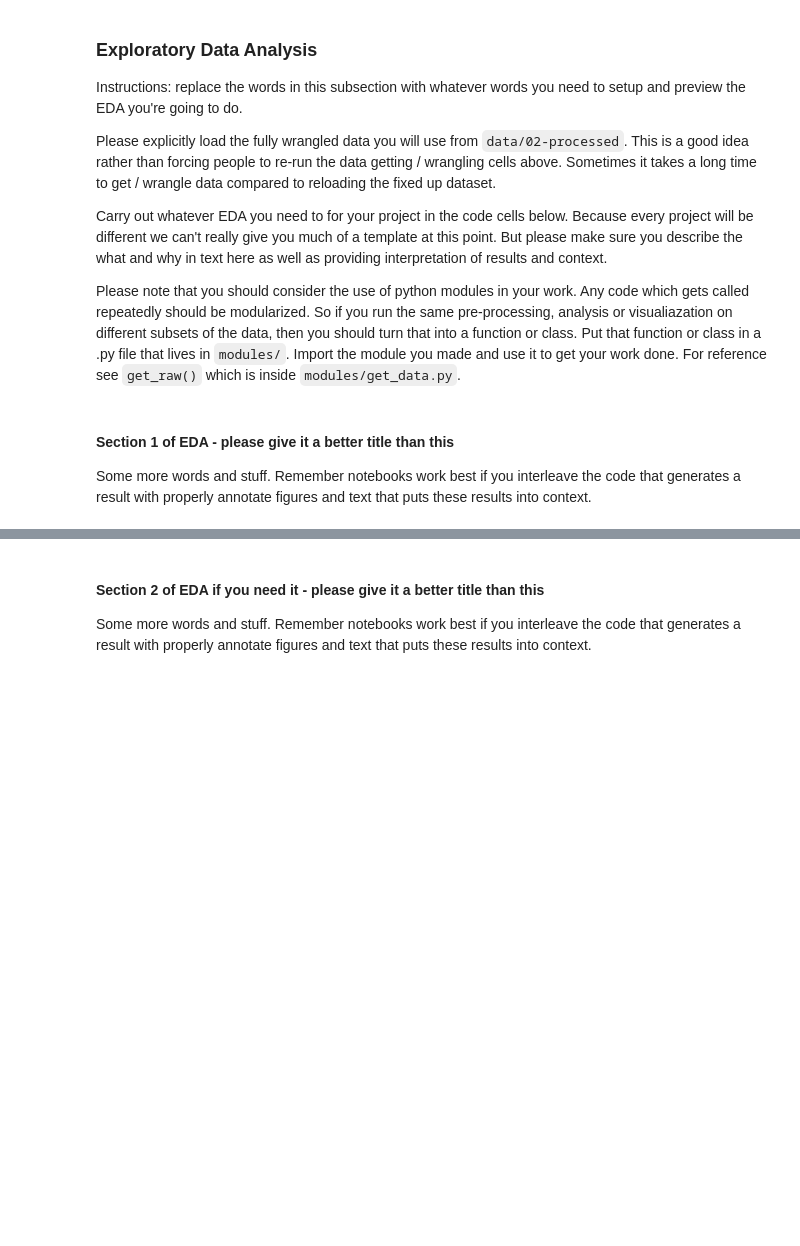
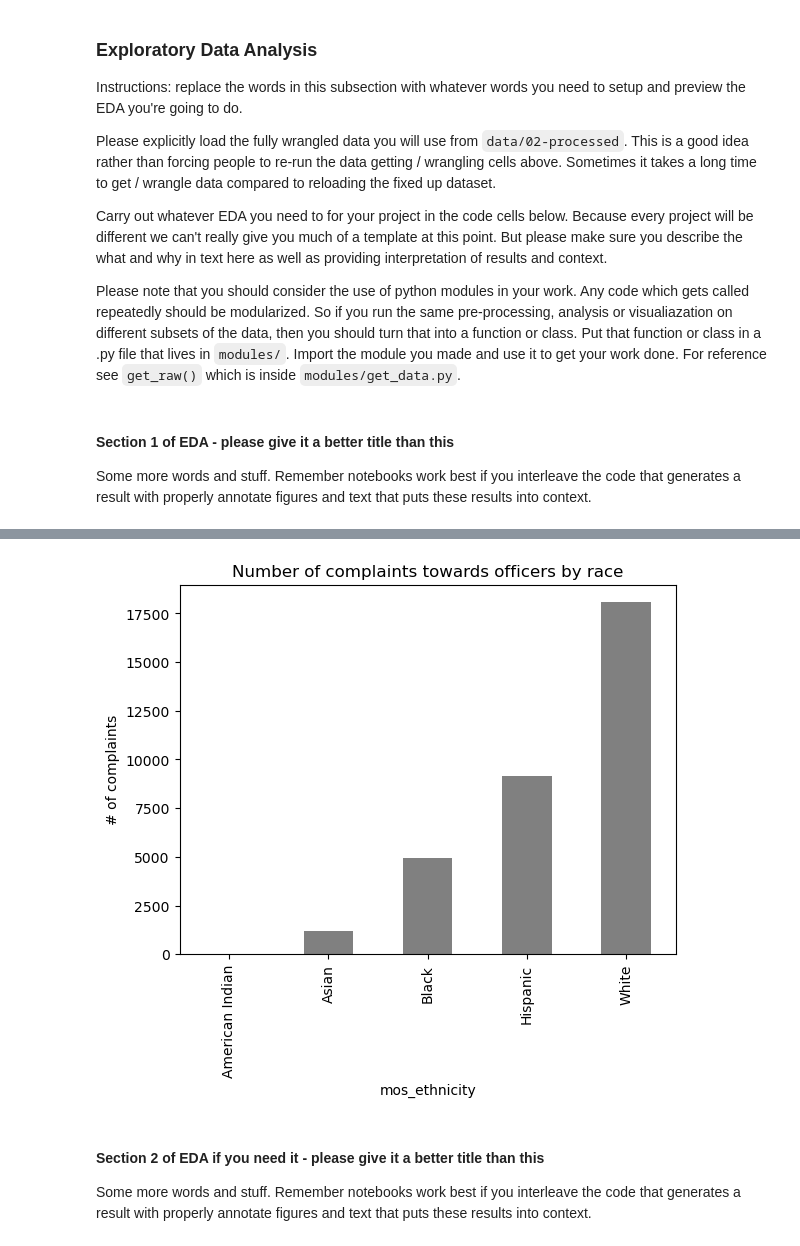
Before and after one commit to COGS108/Group017_WI26, a Jupyter notebook: 02-EDACheckpoint.ipynb, the cells around one changed output, grey strips where cells are left out. Saved outputs shown, nothing was run; the diff lists cells and outputs as text; code cells hidden in the pictures; blank space fills up the shorter version.

```diff
--- a/02-EDACheckpoint.ipynb
+++ b/02-EDACheckpoint.ipynb
@@ -699,0 +668,3 @@ officer_df
+# %%
+ccrb_filtered = pd.read_csv('data/02-processed/ccrb_cleaned.csv')
+ccrb_filtered
@@ -700,3 +711,12 @@ officer_df
+# %%
+ccrb_grouped_race = ccrb_filtered.groupby('mos_ethnicity').size().reset_index(name='total # of complaints')
+ccrb_grouped_race
+ccrb_grouped_race.set_index("mos_ethnicity")["total # of complaints"].plot(kind="bar", color = 'grey')
+plt.title("Number of complaints towards officers by race")
+plt.ylabel("# of complaints")
+plt.show()
+# %% [output]
+[figure, added]
 # %% [markdown]
 #### Section 2 of EDA if you need it  - please give it a better title than this
 
```
Also changed, not shown: parts of 5 cells of this notebook.
